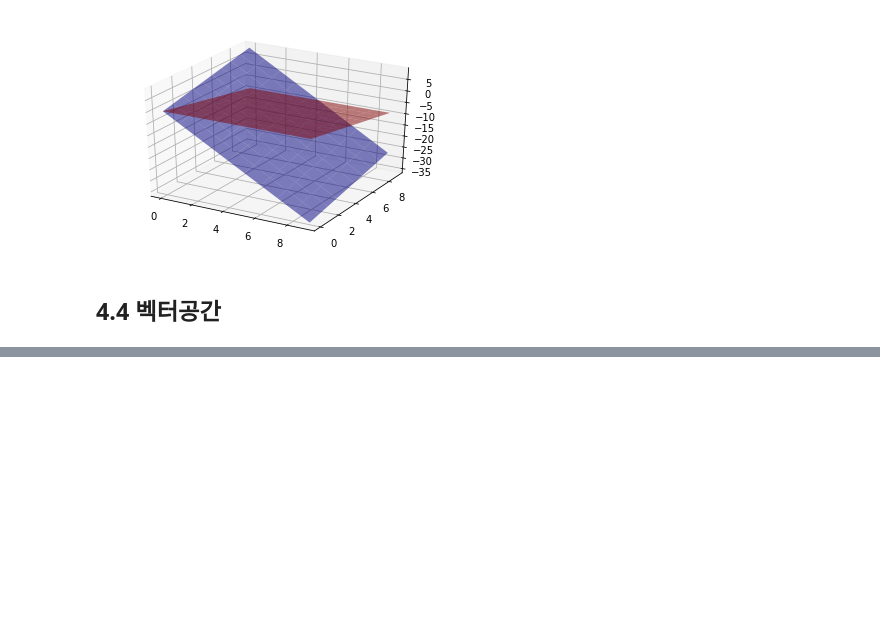
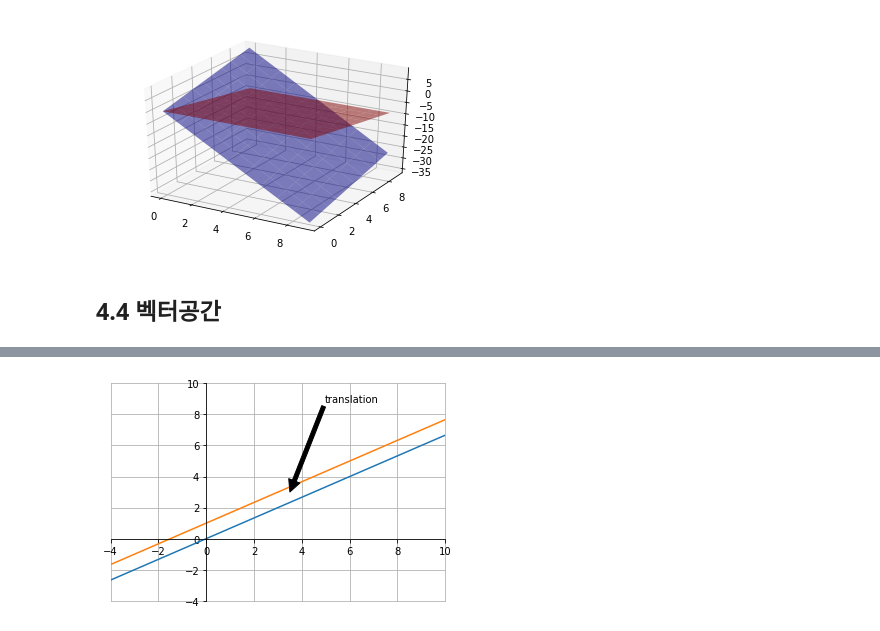
Before and after one commit to Gaheeheehee/Study, a Jupyter notebook: LinearAlgebra/CodingTheMatrix/Chap04 - The Vector Space/Chap04-The_Vector_Space.ipynb, the cells around one changed output, grey strips where cells are left out. Drawn from its saved outputs; the diff is of its cells as text; code cells hidden in the pictures; blank space fills up the shorter version.

```diff
--- a/LinearAlgebra/CodingTheMatrix/Chap04 - The Vector Space/Chap04-The_Vector_Space.ipynb
+++ b/LinearAlgebra/CodingTheMatrix/Chap04 - The Vector Space/Chap04-The_Vector_Space.ipynb
@@ -279,0 +278,30 @@ plt.show()
+# %%
+X = np.linspace(-4, 10, num=50, endpoint=True)
+# 원점을 지나는 직선
+Y = (2/3) * X
+
+# [X+0.5, y+1] 평행이동
+Y2 = (2/3) * (X+0.5) + (2/3)
+
+fig, ax = plt.subplots()
+
+for spine in ['left', 'bottom']:
+    ax.spines[spine].set_position('zero')
+
+# Hide the other spines...
+for spine in ['right', 'top']:
+    ax.spines[spine].set_color('none')
+
+
+ax.plot(X, Y)
+ax.plot(X, Y2)
+ax.annotate('translation', xy=(3.5, 3), xycoords='data',
+            xytext=(0.8, 0.95), textcoords='axes fraction',
+            arrowprops=dict(facecolor='black', shrink=0.001),
+            horizontalalignment='right', verticalalignment='top')
+ax.axis([-4, 10, -4, 10])
+ax.grid()
+
+plt.show()
+# %% [output]
+[figure, added]
```
Also changed, not shown: parts of 10 cells of this notebook, 3 other files.
